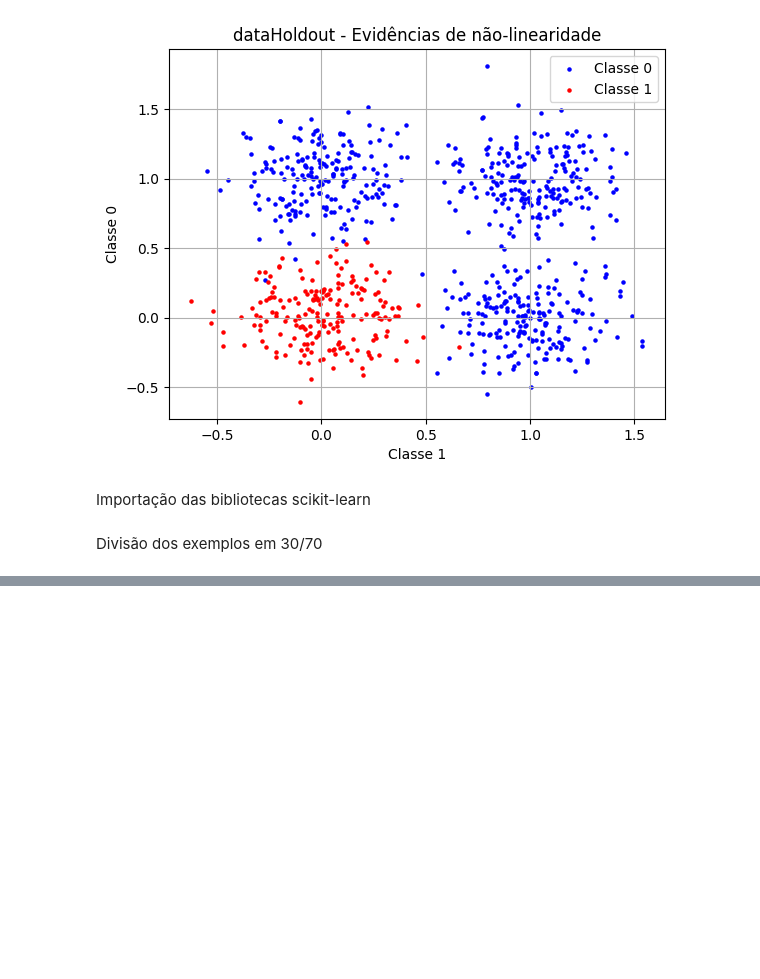
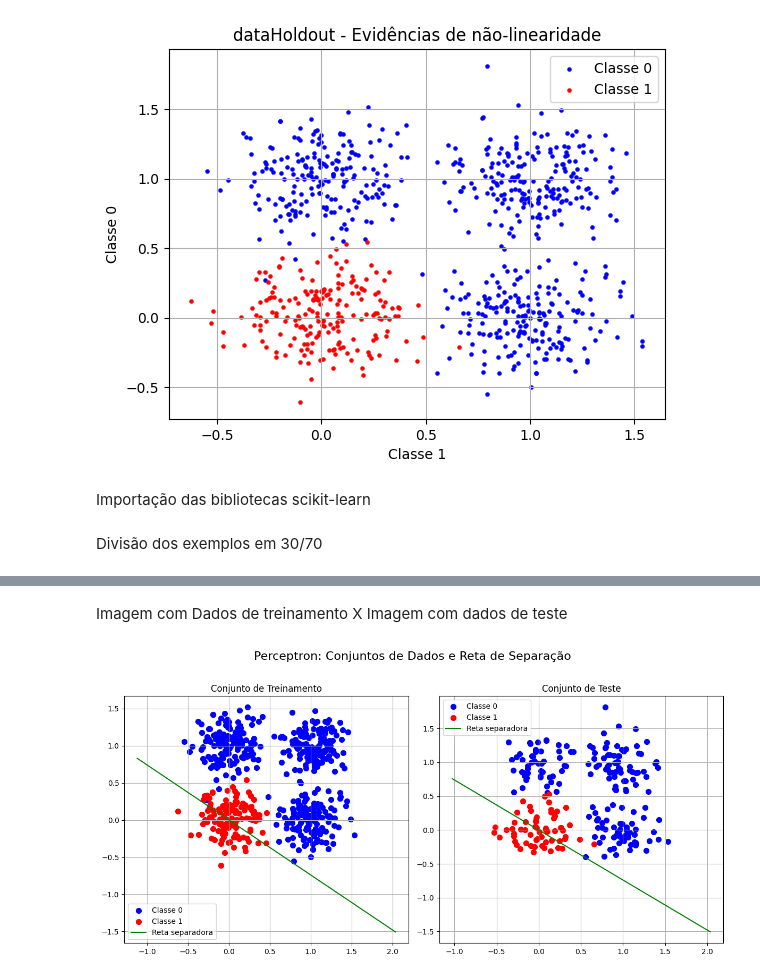
Before and after one commit to PedroYutaroUEA/RNA_PP2.1, a Jupyter notebook: RNA_P21.ipynb, the cells around one changed output, grey strips where cells are left out. Drawn from its saved outputs; the diff is of its cells as text; code cells hidden in the pictures; blank space fills up the shorter version.

```diff
--- a/RNA_P21.ipynb
+++ b/RNA_P21.ipynb
@@ -287,10 +332,12 @@ dados_p3.shape
 Mostrando a não-linearidade dos dados
 # %%
 # plotar o gráfico que represente os dados em dataHoldout
-for classe in [0, 1]:
-    idx = dados_p3[:, 2] == classe
-    if classe == 0: cor, label = 'blue', 'Classe 0'
-    else:           cor, label = 'red', 'Classe 1'
+for target in classes:
+    idx = dados_p3[:, 2] == target
+    if target == 0:
+      cor, label = 'blue', 'Classe 0'
+    else:
+      cor, label = 'red', 'Classe 1'
     plt.scatter(dados_p3[idx, 0], dados_p3[idx, 1], c=cor, label=label, s=5)
 
 plt.xlabel('Classe 1')
@@ -317,0 +430,59 @@ X_train, X_test, y_train, y_test = train_test_split(X, y, test_size=0.3, random_
+# %% [markdown]
+Imagem com Dados de treinamento X Imagem com dados de teste
+# %%
+final_weights = perceptron_3.weights
+
+# --- Criação dos Gráficos Lado a Lado ---
+fig, (ax1, ax2) = plt.subplots(1, 2, figsize=(12, 6))
+fig.suptitle('Perceptron: Conjuntos de Dados e Reta de Separação', fontsize=16)
+
+# --- Gráfico do Conjunto de Treinamento (ax1) ---
+ax1.set_title('Conjunto de Treinamento')
+
+# Plotar os pontos de treinamento
+for target in classes:
+    idx = y_train == target
+    cor, label = ('blue', 'Classe 0') if target == 0 else ('red', 'Classe 1')
+    ax1.scatter(X_train[idx, 0], X_train[idx, 1], c=cor, label=label, s=50)
+
+# Criar a reta separadora no gráfico de treinamento
+x_vals = np.linspace(np.min(X_train[:, 0]) - 0.5, np.max(X_train[:, 0]) + 0.5, 200)
+if final_weights[1] != 0:
+    # y = -(w0 + w1*x) / w2
+    y_vals = -(weights[0] * x_vals) / weights[1]
+    ax1.plot(x_vals, y_vals, 'green', label='Reta separadora')
+else:
+    # Reta vertical se w2 for zero
+    x_vert = -final_weights[0] / final_weights[1]
+    ax1.axvline(x=x_vert, color='green', label='Reta separadora')
+
+ax1.legend()
+ax1.grid(True)
+
+# --- Gráfico do Conjunto de Teste (ax2) ---
+ax2.set_title('Conjunto de Teste')
+
+# Plotar os pontos de teste
+for target in classes:
+    idx = y_test == target
+    cor, label = ('blue', 'Classe 0') if target == 0 else ('red', 'Classe 1')
+    # Use um marcador diferente para o teste, como 's' (quadrado)
+    ax2.scatter(X_test[idx, 0], X_test[idx, 1], c=cor, label=label, s=50)
+
+# Adicionar a mesma reta separadora do treinamento no gráfico de teste
+x_vals = np.linspace(np.min(X_test[:, 0]) - 0.5, np.max(X_test[:, 0]) + 0.5, 200)
+if final_weights[1] != 0:
+    y_vals = -(weights[0] * x_vals) / weights[1]
+    ax2.plot(x_vals, y_vals, 'green', label='Reta separadora')
+else:
+    x_vert = -final_weights[0] / final_weights[1]
+    ax2.axvline(x=x_vert, color='green', label='Reta separadora')
+
+ax2.legend()
+ax2.grid(True)
+
+# Ajusta o layout para evitar que os títulos se sobreponham
+plt.tight_layout(rect=[0, 0, 1, 0.96])
+plt.show()
+# %% [output]
+[figure, added]
```
Also changed, not shown: parts of 38 cells of this notebook.
